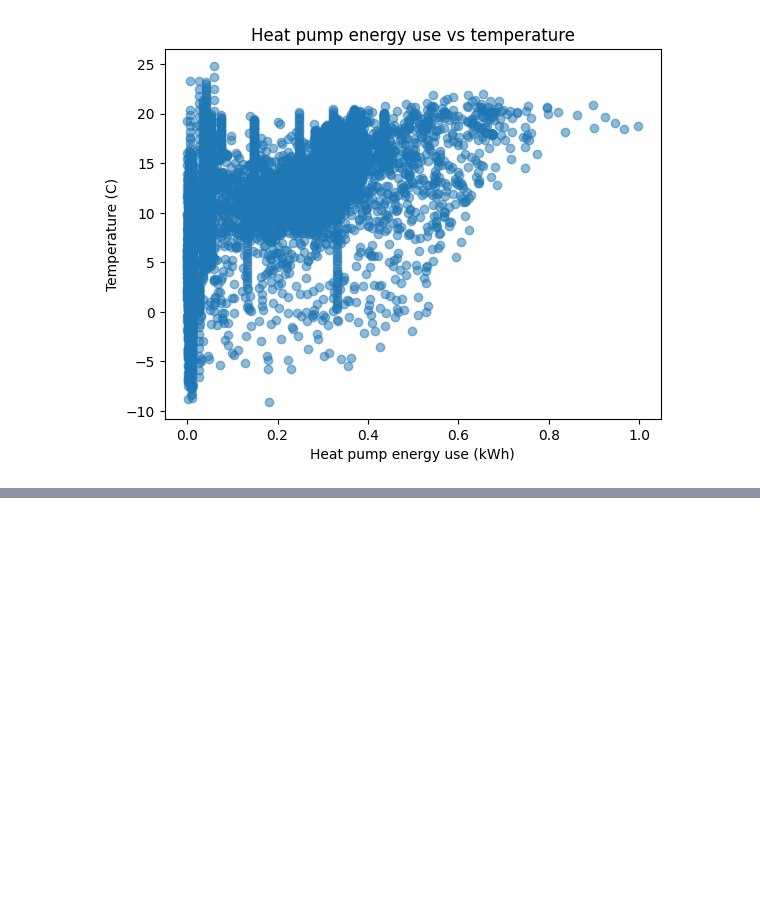
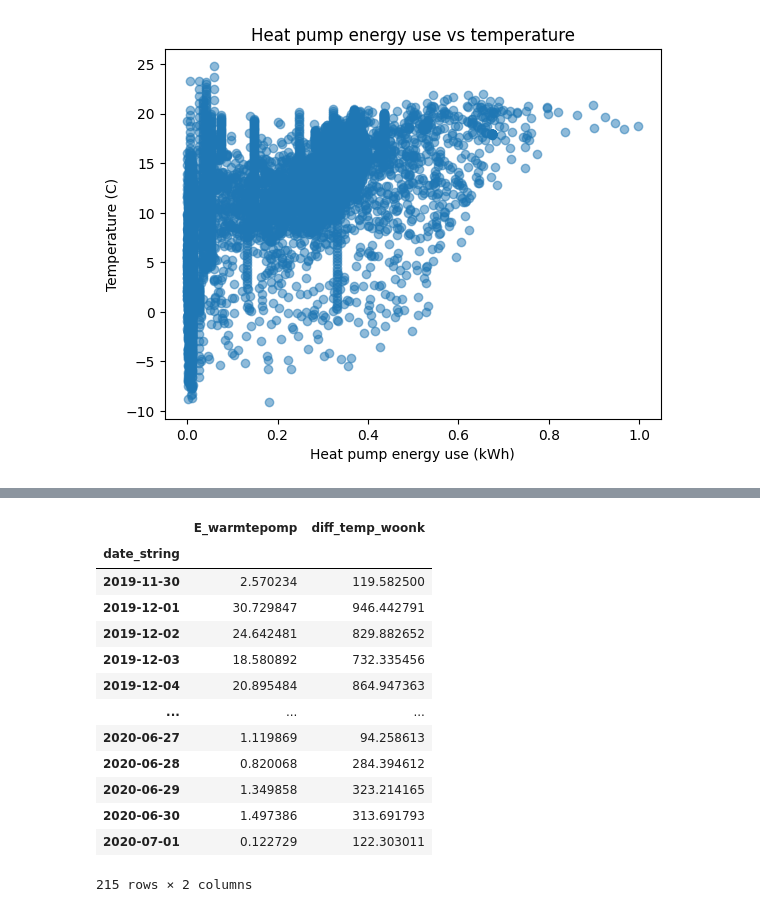
Before and after one commit to AIM-MADS-DATEXP/workshop-distributions-correlations, a Jupyter notebook: notebooks/distributions_correlations.ipynb, the cells around one changed output, grey strips where cells are left out. Cells and saved outputs as stored; diff of their text form; code cells hidden in the pictures; blank space fills up the shorter version.

```diff
--- a/notebooks/distributions_correlations.ipynb
+++ b/notebooks/distributions_correlations.ipynb
@@ -216,0 +267,22 @@ Normally you would try to strengthen the pattern, for example by summarizing the
+# %%
+# First we need to create a new data frame that contains only the columns we want.
+# The reason we need to do this is that the original data set contains columns that
+# can not be summarized using min(), max(), sum() etc (there is no such thing as
+# a sum of multiple time stamps, for example).
+dfhp_summary = dfhp[['date_string', 'E_warmtepomp', 'diff_temp_woonk']]
+dfhp_summary.groupby(by='date_string').sum() # Summing temperatures is nonsense, of course, but for this example we don't care.
+# %% [output]
+|  | E_warmtepomp | diff_temp_woonk |
+| date_string |  |  |
+| 2019-11-30 | 2.570234 | 119.582500 |
+| 2019-12-01 | 30.729847 | 946.442791 |
+| 2019-12-02 | 24.642481 | 829.882652 |
+| 2019-12-03 | 18.580892 | 732.335456 |
+| 2019-12-04 | 20.895484 | 864.947363 |
+| ... | ... | ... |
+| 2020-06-27 | 1.119869 | 94.258613 |
+| 2020-06-28 | 0.820068 | 284.394612 |
+| 2020-06-29 | 1.349858 | 323.214165 |
+| 2020-06-30 | 1.497386 | 313.691793 |
+| 2020-07-01 | 0.122729 | 122.303011 |
+215 rows × 2 columns
```
Also changed, not shown: parts of 20 cells of this notebook, 1 other file.
